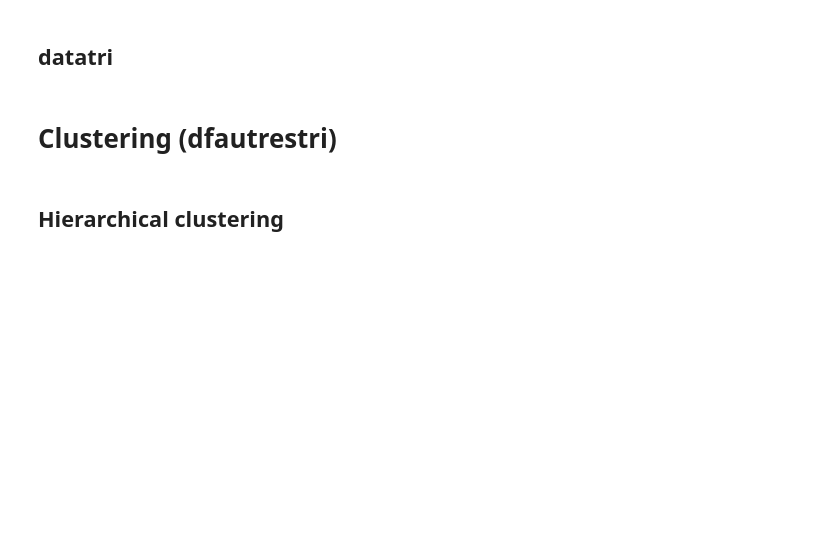
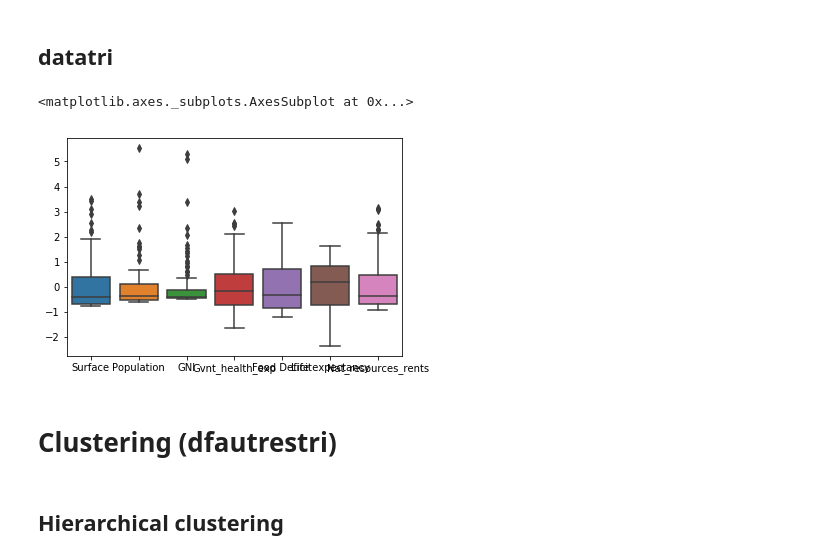
Before and after one commit to hgit2/IAproject, a Jupyter notebook: Projet_IA_clustering_classification_elise.ipynb, the cells around one changed output. Drawn from its saved outputs; the diff is of its cells as text; code cells hidden in the pictures; blank space fills up the shorter version.

```diff
--- a/Projet_IA_clustering_classification_elise.ipynb
+++ b/Projet_IA_clustering_classification_elise.ipynb
@@ -287,6 +291,10 @@ Z_dfautrestri = (dfautrestri - dfautrestri.mean())/dfautrestri.std()
 ## datatri
 # %%
 Z_datatri = (datatri - datatri.mean())/datatri.std()
+sns.boxplot(data=Z_datatri)
+# %% [output]
+<matplotlib.axes._subplots.AxesSubplot at 0x...>
+[figure, added]
 # %% [markdown]
 # Clustering (dfautrestri)
 # %% [markdown]
```
Also changed, not shown: parts of 16 cells of this notebook.
